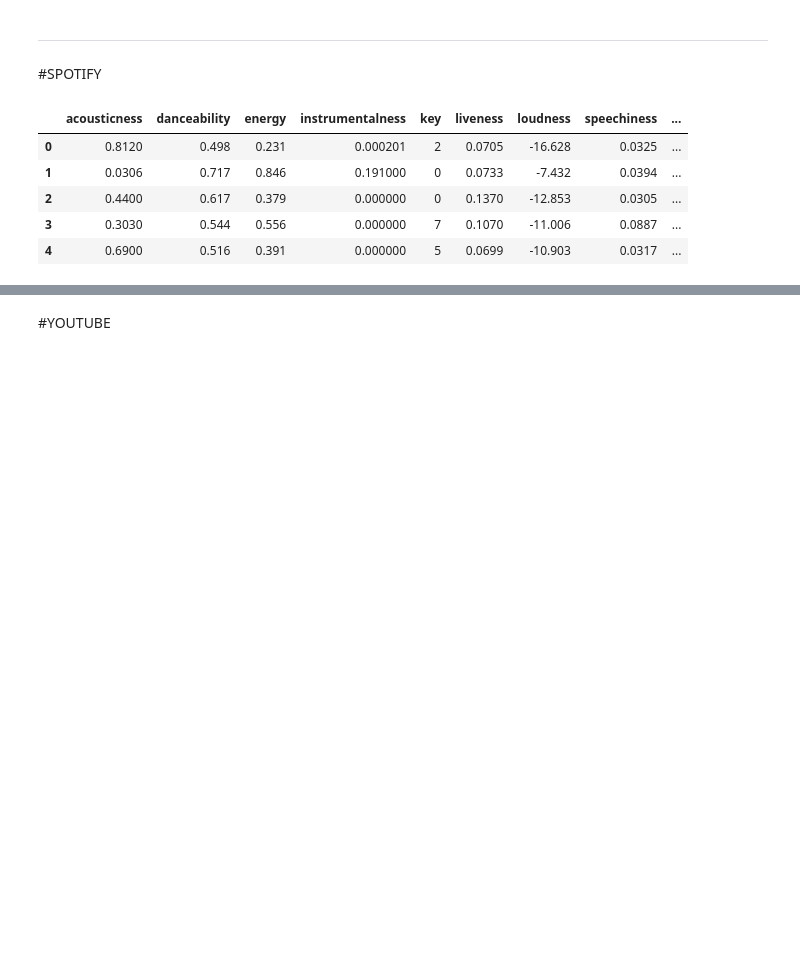
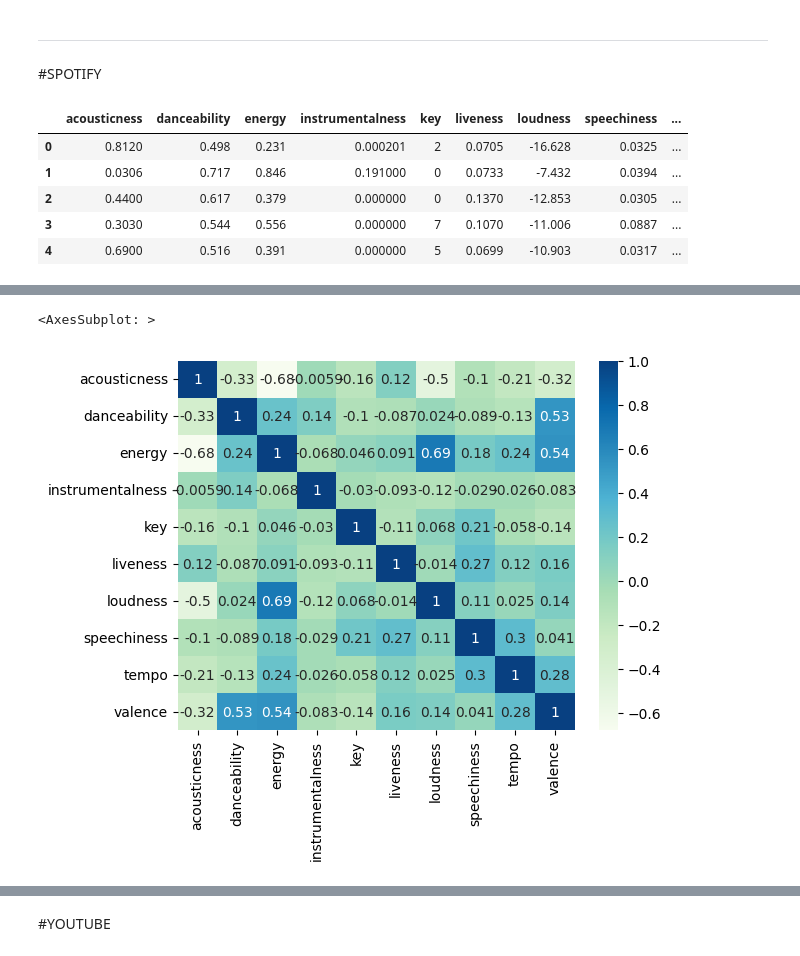
Before and after one commit to sedataskan/eurovision, a Jupyter notebook: eurovision.ipynb, the cells around one changed output, grey strips where cells are left out. Drawn from its saved outputs; the diff is of its cells as text; code cells hidden in the pictures; blank space fills up the shorter version.

```diff
--- a/eurovision.ipynb
+++ b/eurovision.ipynb
@@ -355,3 +373,12 @@ features.head()
 | 2 | 2 | spotify:track:6gZvvkOUTl33NDsbi3lzKr | Let Me Be the One | 0.4400 | 0.617 | 0.379 | 0.000000 | 0 | 0.1370 | ... |
 | 3 | 3 | spotify:track:0E19RAvUkhjMM0rdICkidE | Save Your Kisses for Me | 0.3030 | 0.544 | 0.556 | 0.000000 | 7 | 0.1070 | ... |
 | 4 | 4 | spotify:track:3Yw8g06nmBa99FGgzsPbPh | My Little World | 0.6900 | 0.516 | 0.391 | 0.000000 | 5 | 0.0699 | ... |
+# %%
+#correlation between features
+
+cor = aaa.corr()
+
+sb.heatmap(cor, annot=True, cmap='GnBu')
+# %% [output]
+<AxesSubplot: >
+[figure, added]
```
Also changed, not shown: parts of 24 cells of this notebook.
